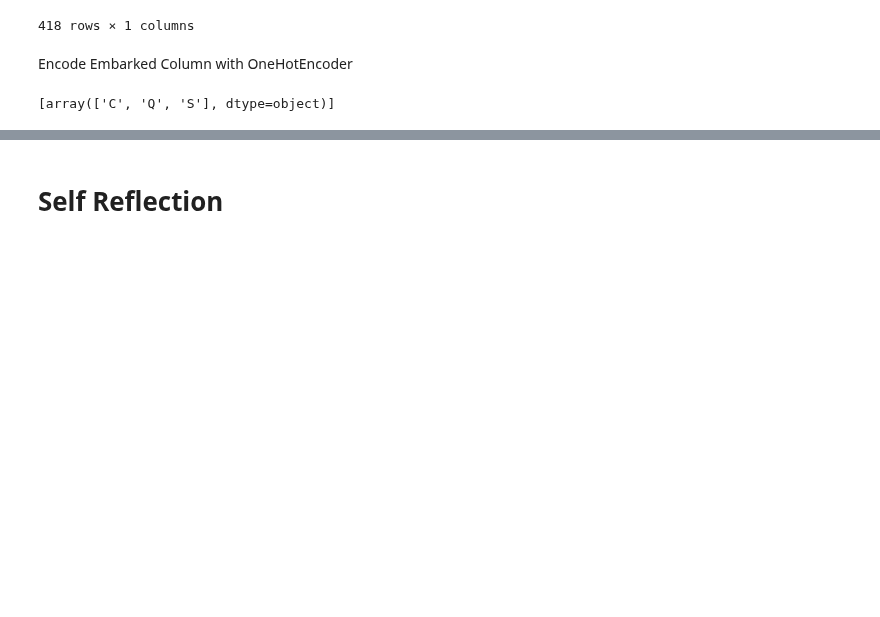
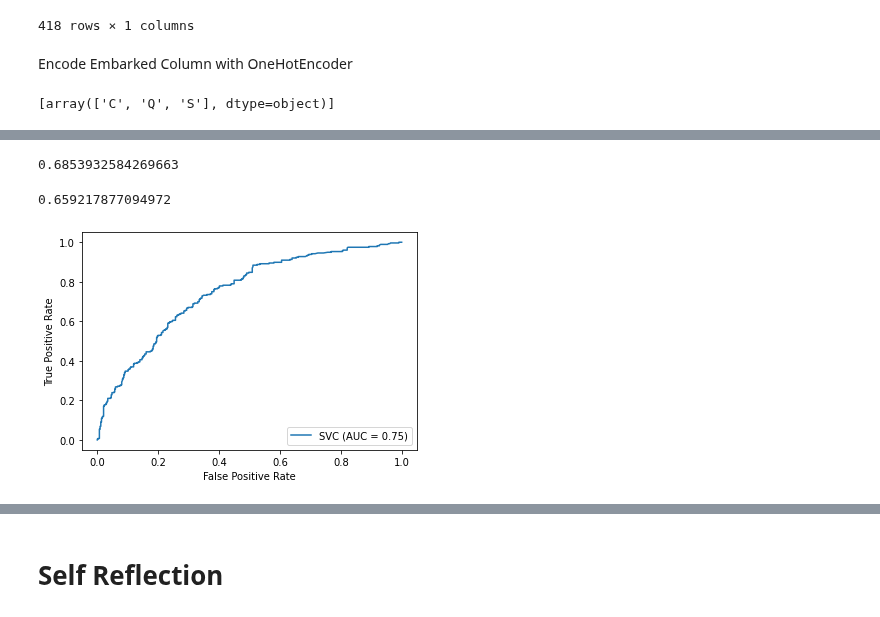
Before and after one commit to lucaslokchan/hands-on-ml, a Jupyter notebook: Projects/Titanic/Titanic_Machine_Learning_from_Disaster.ipynb, the cells around one changed output, grey strips where cells are left out. Cells and saved outputs as stored; diff of their text form; code cells hidden in the pictures; blank space fills up the shorter version.

```diff
--- a/Projects/Titanic/Titanic_Machine_Learning_from_Disaster.ipynb
+++ b/Projects/Titanic/Titanic_Machine_Learning_from_Disaster.ipynb
@@ -568,0 +640,5 @@ Concatenate Imputed Age, Labelencoded Sex and Onehotencoded Embarked into test_p
+# %%
+from sklearn.model_selection import train_test_split
+X = train_pred.drop(['Survived'], axis=1)
+y = train_pred['Survived']
+X_train, X_test, y_train, y_test = train_test_split(X, y, test_size=0.2, random_state=2456)
@@ -568,0 +647,4 @@ Concatenate Imputed Age, Labelencoded Sex and Onehotencoded Embarked into test_p
+# %%
+from sklearn import svm
+svm = svm.SVC()
+svm.fit(X_train, y_train)
@@ -568,0 +669,17 @@ Concatenate Imputed Age, Labelencoded Sex and Onehotencoded Embarked into test_p
+# %%
+svm.score(X_train, y_train)
+# %% [output]
+0.6853932584269663
+# %%
+from sklearn.metrics import accuracy_score
+accuracy_score(y_test, svm_predict)
+# %% [output]
+0.659217877094972
+# %%
+from sklearn.metrics import plot_roc_curve
+from sklearn.metrics import plot_precision_recall_curve
+from sklearn.metrics import plot_confusion_matrix
+plot_roc_curve(svm, X_train, y_train)
+plt.show()
+# %% [output]
+[figure, added]
```
Also changed, not shown: parts of 32 cells of this notebook.
